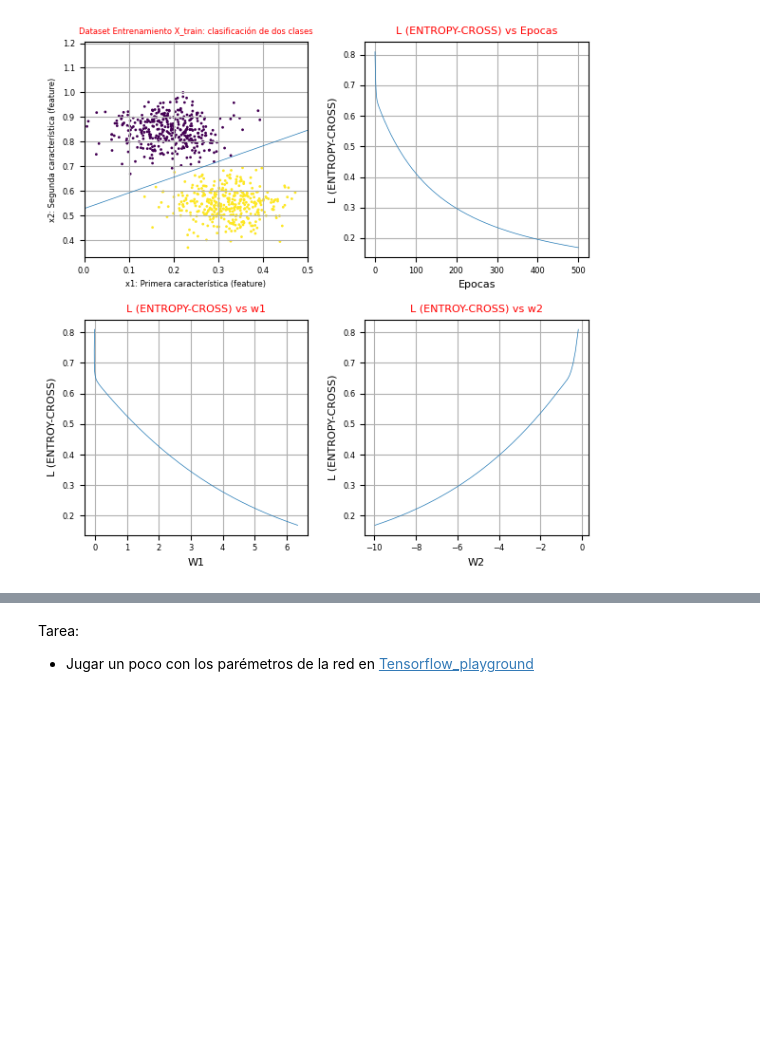
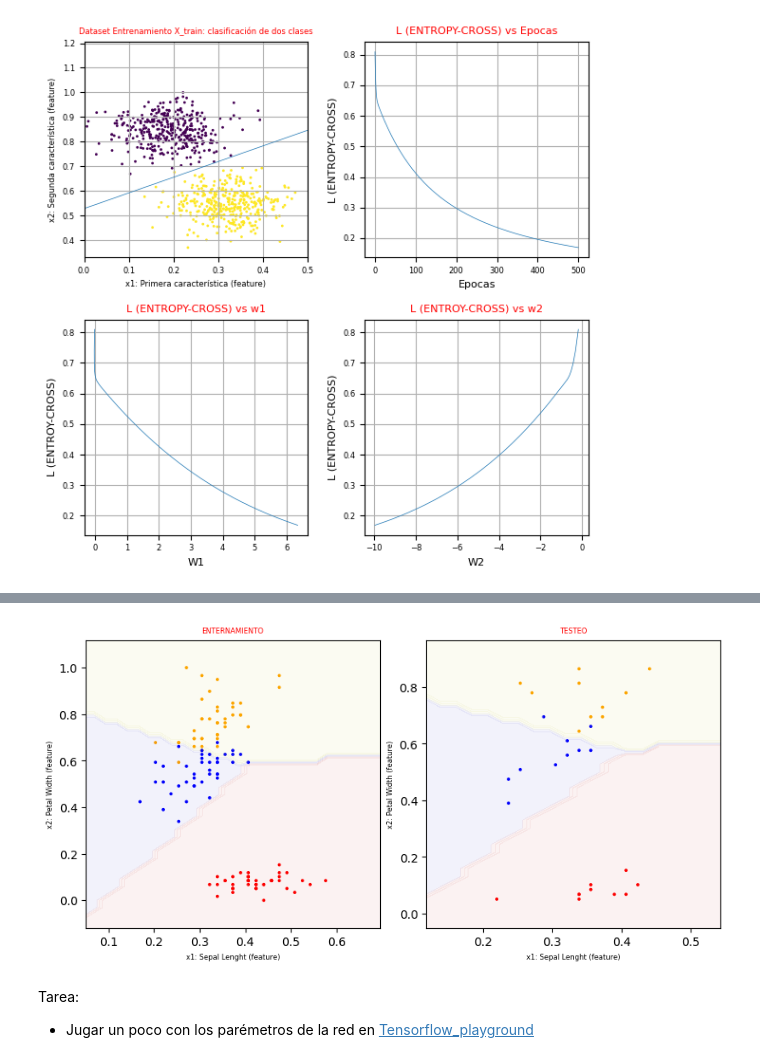
Before and after one commit to Quantum-Colombia/Course_AI, a Jupyter notebook: CourseAI_week3.ipynb, the cells around one changed output, grey strips where cells are left out. Saved outputs shown, nothing was run; the diff lists cells and outputs as text; code cells hidden in the pictures; blank space fills up the shorter version.

```diff
--- a/CourseAI_week3.ipynb
+++ b/CourseAI_week3.ipynb
@@ -1129,0 +1881,80 @@ visualizar()
+# %%
+#app_7.9
+import numpy as np
+import pandas as pd
+#paquete para desplegar plot
+import matplotlib.pyplot as plt
+from matplotlib.colors import ListedColormap
+from sklearn import datasets
+from sklearn.inspection import DecisionBoundaryDisplay
+from sklearn.model_selection import train_test_split
+from sklearn.linear_model import SGDClassifier
+from sklearn import metrics as ms
+
+
+y_train = np.argmax(y_train,axis=1)
+y_test = np.argmax(y_test,axis=1)
+
+modelo_clasificador = SGDClassifier(alpha=0.001, max_iter=100, random_state=21).fit(X_train, y_train)
+#LISTO EL ENTRENAMIENTO
+
+"""
+TESTEO
+"""
+predictions = modelo_clasificador.predict(X_test)
+accuracy = ms.accuracy_score(y_test,predictions)
+print("Accuracy =", accuracy)
+#LISTO EL TESTEO
+
+"""
+VISUALIZAR LOS RESULTADOS
+"""
+
+
+"""
+GRAFICAR
+"""
+
+#graficar los datos
+fig, axes = plt.subplots(1, 2,figsize=(8, 4),constrained_layout = True)
+ax = axes.ravel()
+
+
+def visualizar(X,Y,ax,titulo):
+   tamano = 6
+   clases = ['Iris-Setosa', 'Iris-Visicolour', 'Isis-Virginica']
+   colores = ListedColormap(['red', 'blue', 'orange'])
+   #x2 vs x1
+   scatter = ax.scatter(X[:,0], X[:,1],  c = Y, cmap=colores, s=3)
+   ax.set_xlabel('x1: Sepal Lenght (feature)', fontsize=tamano)
+   ax.set_ylabel('x2: Petal Width (feature)', fontsize=tamano)
+   ax.set_title(titulo, fontsize=tamano)
+   visualizar_region_decision(X,ax)
+
+
+#VISUALIZAR REGIÓN DE DECISIÓN
+def visualizar_region_decision(X,ax):
+   margen = 0.2*np.max(X[0:1])
+   x_min = np.amin(X[:,0]) - margen
+   x_max = np.amax(X[:,0]) + margen
+   y_min = np.amin(X[:,1]) - margen
+   y_max = np.amax(X[:,1]) + margen
+
+   ax.set_ylim(y_min, y_max)
+   ax.set_xlim(x_min, x_max)
+   alpha = 0.05
+   colores = [(0.7, 0.0, 0.0, alpha),
+               (0.0, 0.0, 0.7, alpha),
+               (0.7, 0.7, 0.0, alpha)]
+
+   cmap = ListedColormap(colores)
+   DecisionBoundaryDisplay.from_estimator(modelo_clasificador, X, cmap=cmap, ax=ax,response_method="predict")
+
+titulo = "ENTERNAMIENTO"
+visualizar(X_train,y_train,ax[0],titulo)
+
+titulo = "TESTEO"
+visualizar(X_test,y_test,ax[1],titulo)
+
+plt.show()
+# %% [output]
@@ -1130,3 +1962,4 @@ visualizar()
+[figure, added]
 # %% [markdown]
 Tarea:
 
```
Also changed, not shown: parts of 23 cells of this notebook.
